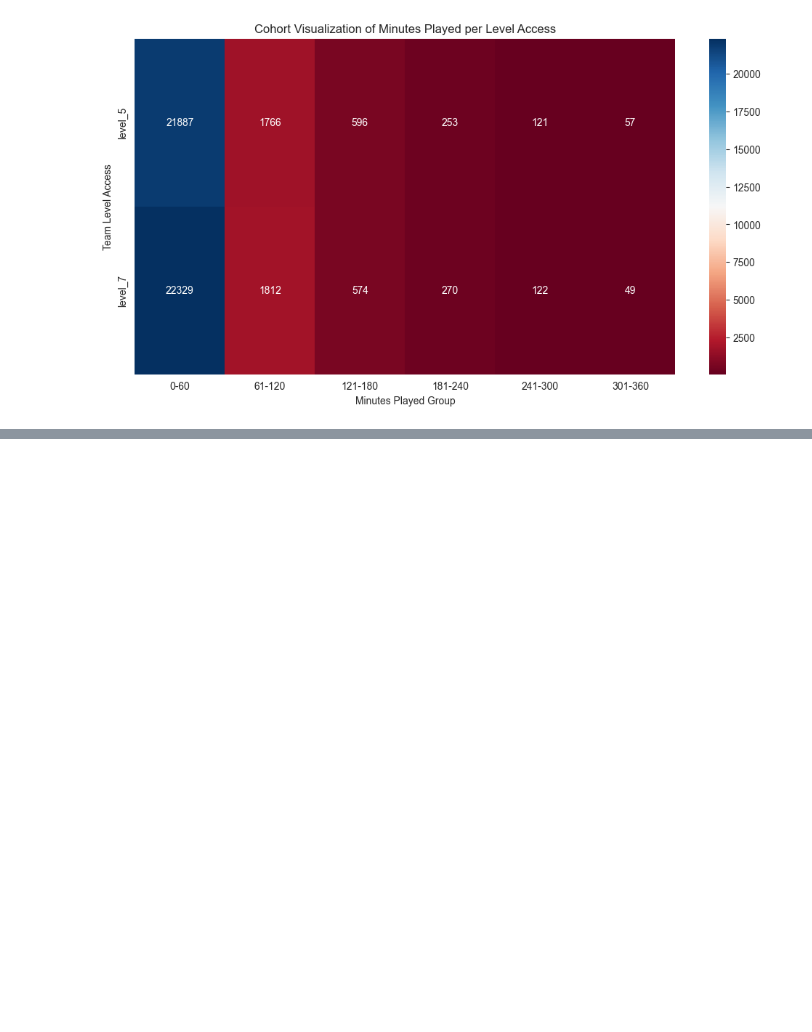
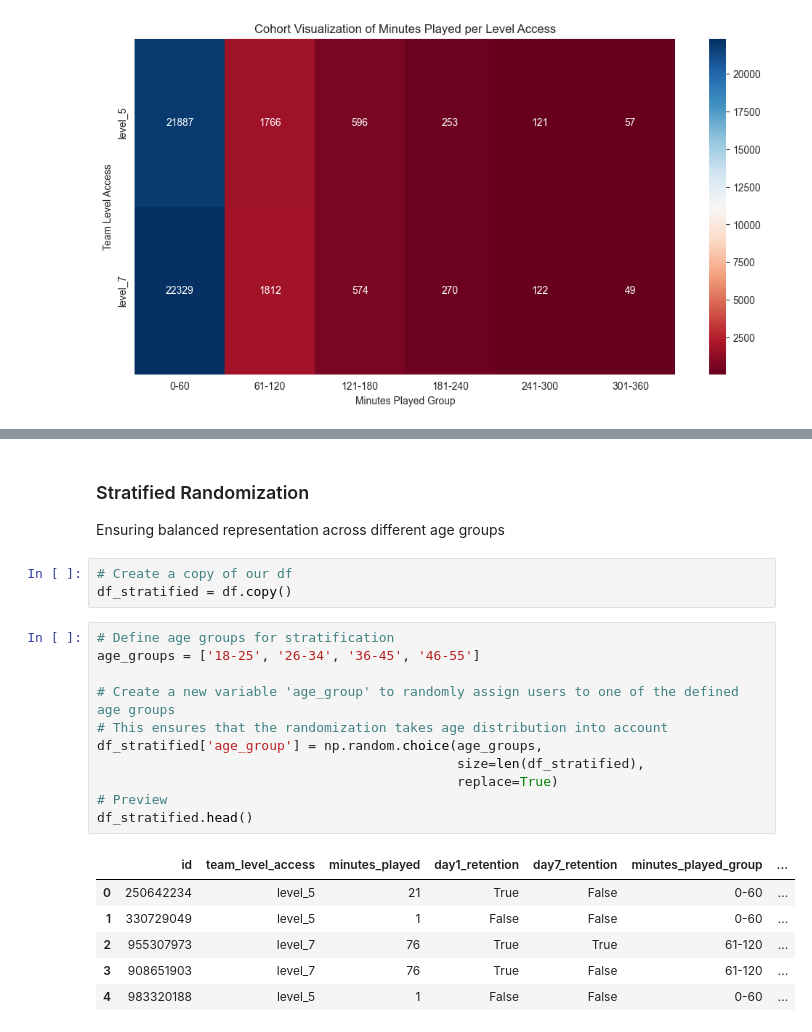
Before and after one commit to dthunn/python-business-analytics, a Jupyter notebook: a_b_testing/intro_a_b.ipynb, the cells around one changed output, grey strips where cells are left out. Cells and saved outputs as stored; diff of their text form; blank space fills up the shorter version.

```diff
--- a/a_b_testing/intro_a_b.ipynb
+++ b/a_b_testing/intro_a_b.ipynb
@@ -150,0 +233,25 @@ plt.show()
+# %% [markdown]
+### Stratified Randomization
+
+Ensuring balanced representation across different age groups
+# %%
+# Create a copy of our df
+df_stratified = df.copy()
+# %%
+# Define age groups for stratification
+age_groups = ['18-25', '26-34', '36-45', '46-55']
+
+# Create a new variable 'age_group' to randomly assign users to one of the defined age groups
+# This ensures that the randomization takes age distribution into account
+df_stratified['age_group'] = np.random.choice(age_groups,
+                                              size=len(df_stratified),
+                                              replace=True)
+# Preview
+df_stratified.head()
+# %% [output]
+|  | id | team_level_access | minutes_played | day1_retention | day7_retention | minutes_played_group | ... |
+| 0 | 250642234 | level_5 | 21 | True | False | 0-60 | ... |
+| 1 | 330729049 | level_5 | 1 | False | False | 0-60 | ... |
+| 2 | 955307973 | level_7 | 76 | True | True | 61-120 | ... |
+| 3 | 908651903 | level_7 | 76 | True | False | 61-120 | ... |
+| 4 | 983320188 | level_5 | 1 | False | False | 0-60 | ... |
```
Also changed, not shown: parts of 19 cells of this notebook.
